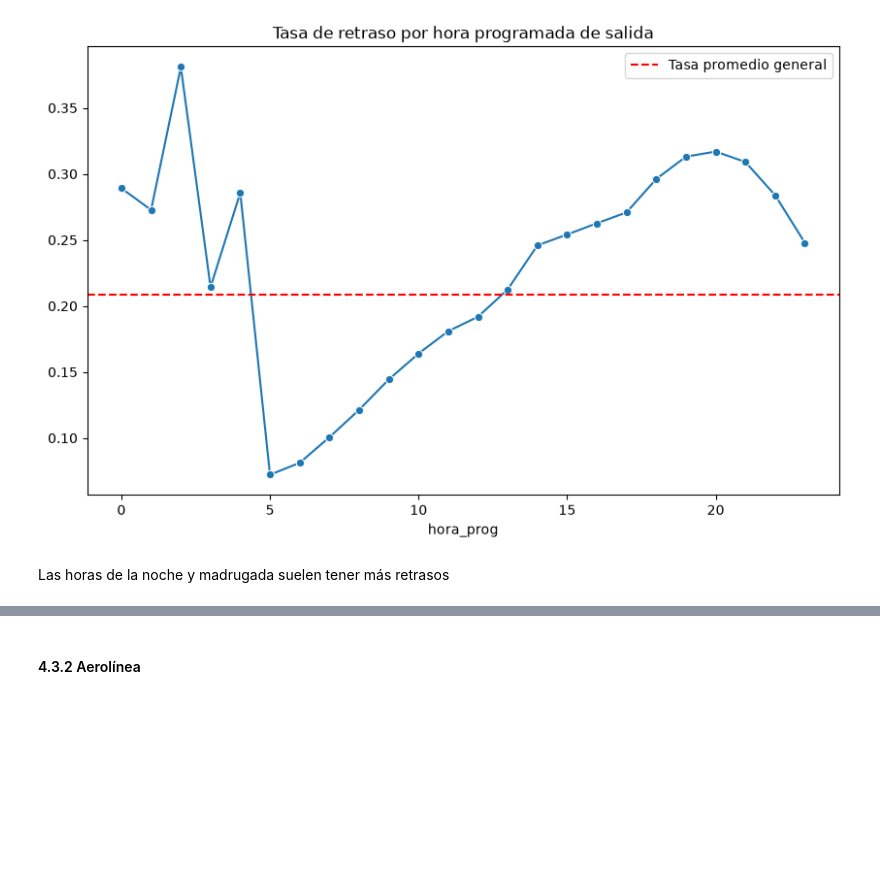
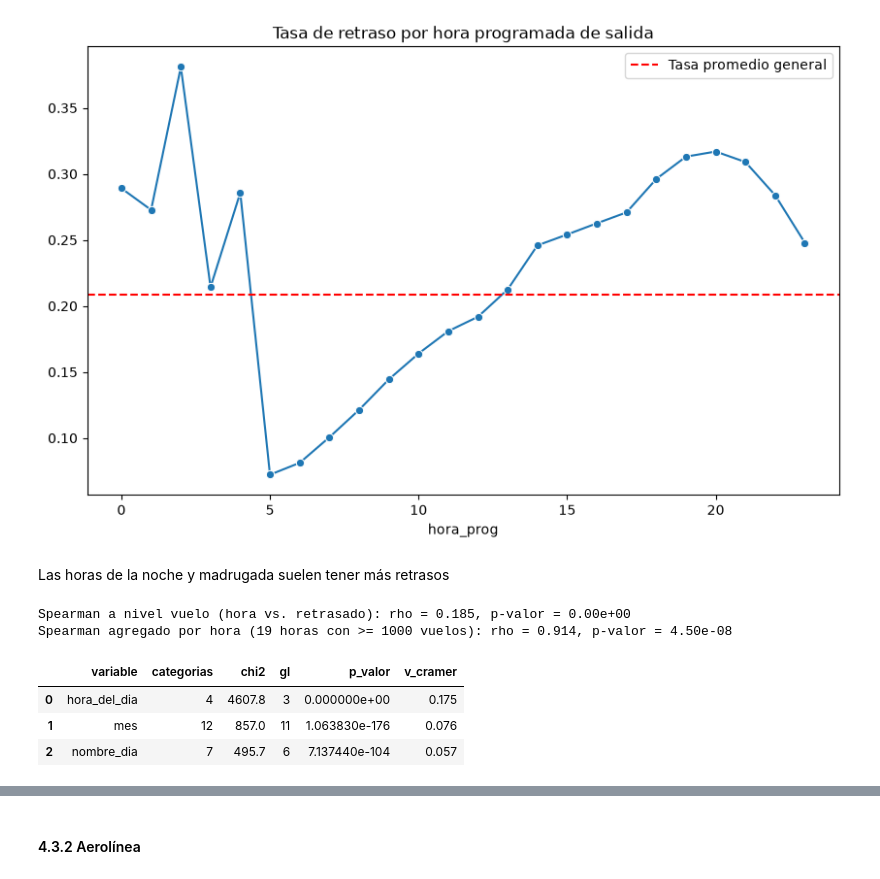
Before and after one commit to Guadacarro/TP_IA, a Jupyter notebook: tp.ipynb, the cells around one changed output, grey strips where cells are left out. Cells and saved outputs as stored; diff of their text form; code cells hidden in the pictures; blank space fills up the shorter version.

```diff
--- a/tp.ipynb
+++ b/tp.ipynb
@@ -818,3 +823,39 @@ plt.show()
 [figure]
 # %% [markdown]
 Las horas de la noche y madrugada suelen tener más retrasos
+# %%
+# --- Spearman: hora programada vs. retraso ---
+# Solo tiene sentido para la hora, que tiene una relación monótona con el retraso.
+# Día y mes no tienen un orden con sentido respecto del target, así que no se analizan con Spearman.
+
+# (a) A nivel vuelo: hora_prog (0-23) contra el target binario
+rho_vuelo, p_vuelo = spearmanr(df_2022['hora_prog'], df_2022['retrasado'])
+print(f"Spearman a nivel vuelo (hora vs. retrasado): rho = {rho_vuelo:.3f}, p-valor = {p_vuelo:.2e}")
+
+# (b) Agregado por hora: hora contra tasa de retraso de esa hora.
+# Se excluyen las horas con pocos vuelos (0 a 4 h), porque su tasa es inestable.
+MIN_VUELOS_HORA = 1000
+horas_validas = resumen_hora[resumen_hora['cant_vuelos'] >= MIN_VUELOS_HORA]
+rho_hora, p_hora = spearmanr(horas_validas['hora_prog'], horas_validas['tasa_retraso'])
+print(f"Spearman agregado por hora ({len(horas_validas)} horas con >= {MIN_VUELOS_HORA} vuelos): "
+      f"rho = {rho_hora:.3f}, p-valor = {p_hora:.2e}")
+
+# --- Chi² + V de Cramér: franja horaria, día y mes contra el target ---
+def v_cramer(df, var, target='retrasado'):
+    tabla = pd.crosstab(df[var], df[target])
+    chi2, p, gl, _ = chi2_contingency(tabla)
+    n = tabla.to_numpy().sum()
+    v = np.sqrt(chi2 / (n * (min(tabla.shape) - 1)))
+    return {'variable': var, 'categorias': tabla.shape[0], 'chi2': round(chi2, 1),
+            'gl': gl, 'p_valor': p, 'v_cramer': round(v, 3)}
+
+asociacion_temporal = pd.DataFrame([v_cramer(df_2022, var)
+                                    for var in ['hora_del_dia', 'nombre_dia', 'mes']])
+display(asociacion_temporal.sort_values('v_cramer', ascending=False).reset_index(drop=True))
+# %% [output]
+Spearman a nivel vuelo (hora vs. retrasado): rho = 0.185, p-valor = 0.00e+00
+Spearman agregado por hora (19 horas con >= 1000 vuelos): rho = 0.914, p-valor = 4.50e-08
+|  | variable | categorias | chi2 | gl | p_valor | v_cramer |
+| 0 | hora_del_dia | 4 | 4607.8 | 3 | 0.000000e+00 | 0.175 |
+| 1 | mes | 12 | 857.0 | 11 | 1.063830e-176 | 0.076 |
+| 2 | nombre_dia | 7 | 495.7 | 6 | 7.137440e-104 | 0.057 |
```
Also changed, not shown: parts of 5 cells of this notebook.
